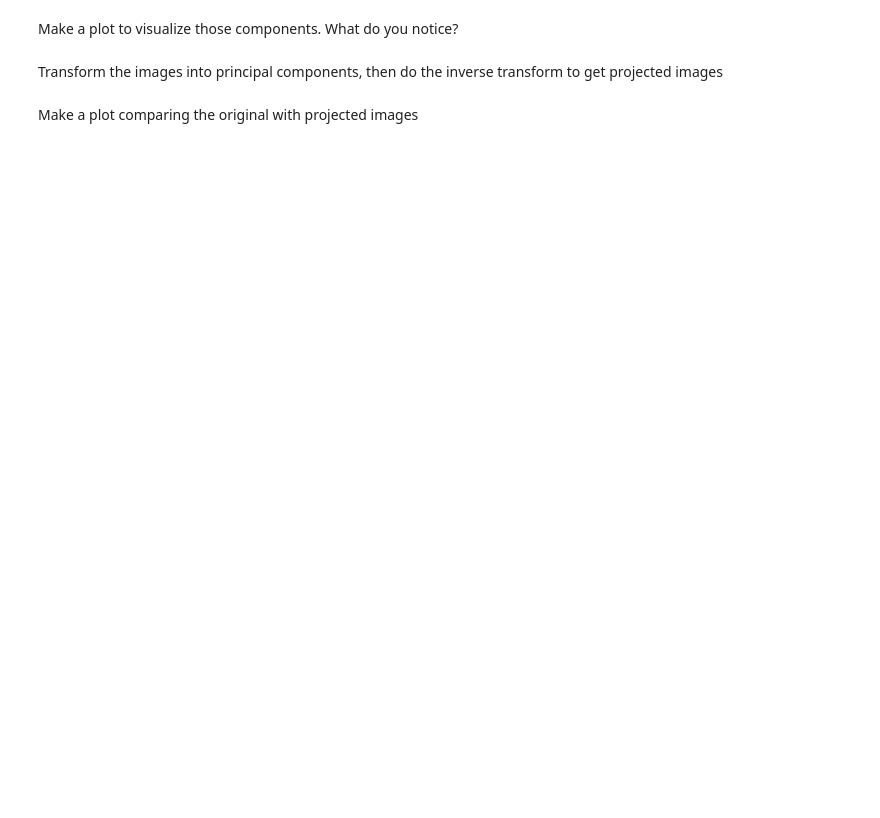
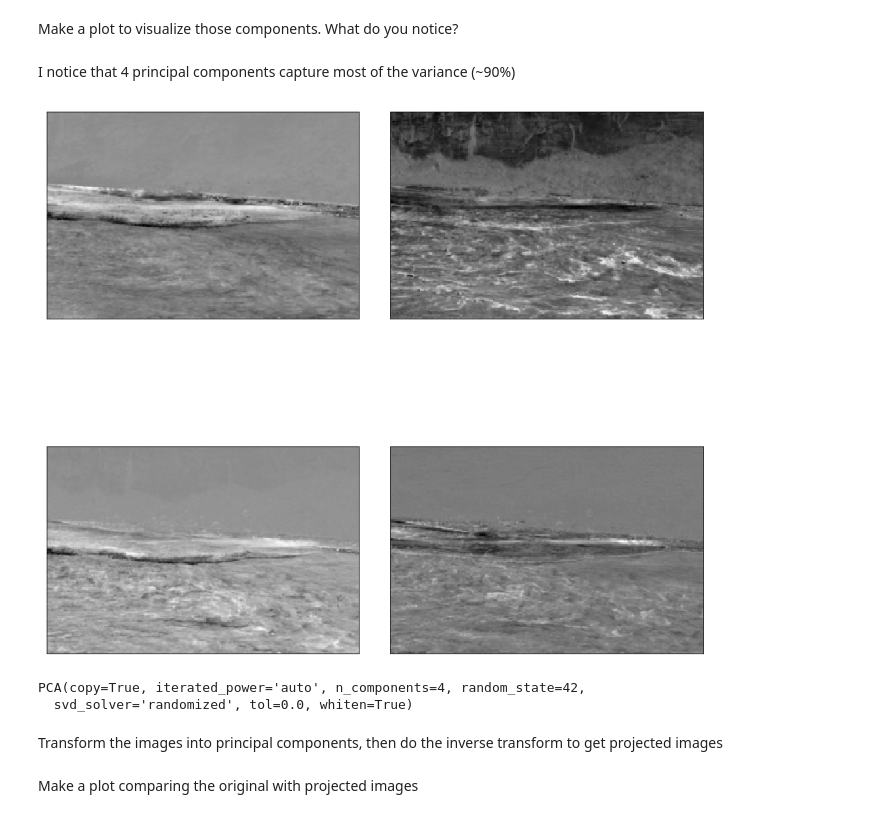
Before and after one commit to LearnImageSegmentationWithUnets/cdi_dl_workshop, a Jupyter notebook: Day1/1.5.feature_extraction.ipynb, the cells around one changed output. Saved outputs shown, nothing was run; the diff lists cells and outputs as text; code cells hidden in the pictures; blank space fills up the shorter version.

```diff
--- a/Day1/1.5.feature_extraction.ipynb
+++ b/Day1/1.5.feature_extraction.ipynb
@@ -268,4 +381,20 @@ Decompose the image into principal components. How many components are needed to
 # %% [markdown]
 Make a plot to visualize those components. What do you notice?
+# %% [markdown]
+I notice that 4 principal components capture most of the variance (~90%)
+# %%
+fig, axes = plt.subplots(2, 2, figsize=(15, 15),
+                         subplot_kw={'xticks':[], 'yticks':[]},
+                         gridspec_kw=dict(hspace=0.1, wspace=0.1))
+for i, ax in enumerate(axes.flat):
+    ax.imshow(pca.components_[i].reshape(nx, ny), cmap='gray')
+# %% [output]
+[figure, added]
+# %%
+pca = PCA(svd_solver='randomized', n_components=4, whiten=True, random_state=42)
+pca.fit(images)
+# %% [output]
+PCA(copy=True, iterated_power='auto', n_components=4, random_state=42,
+  svd_solver='randomized', tol=0.0, whiten=True)
 # %% [markdown]
 Transform the images into principal components, then do the inverse transform to get projected images
```
Also changed, not shown: parts of 22 cells of this notebook, 8 other files.
